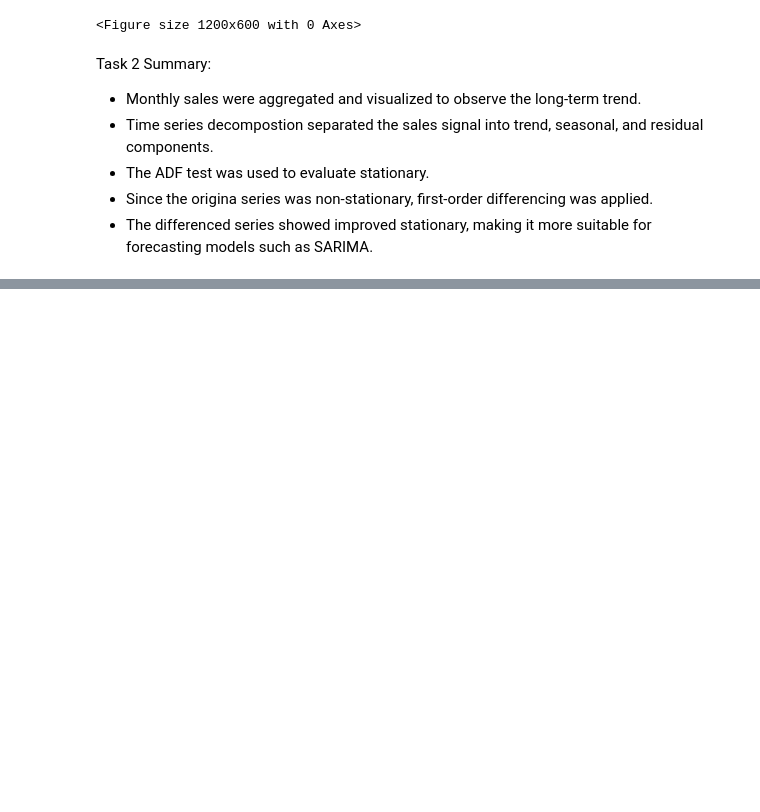
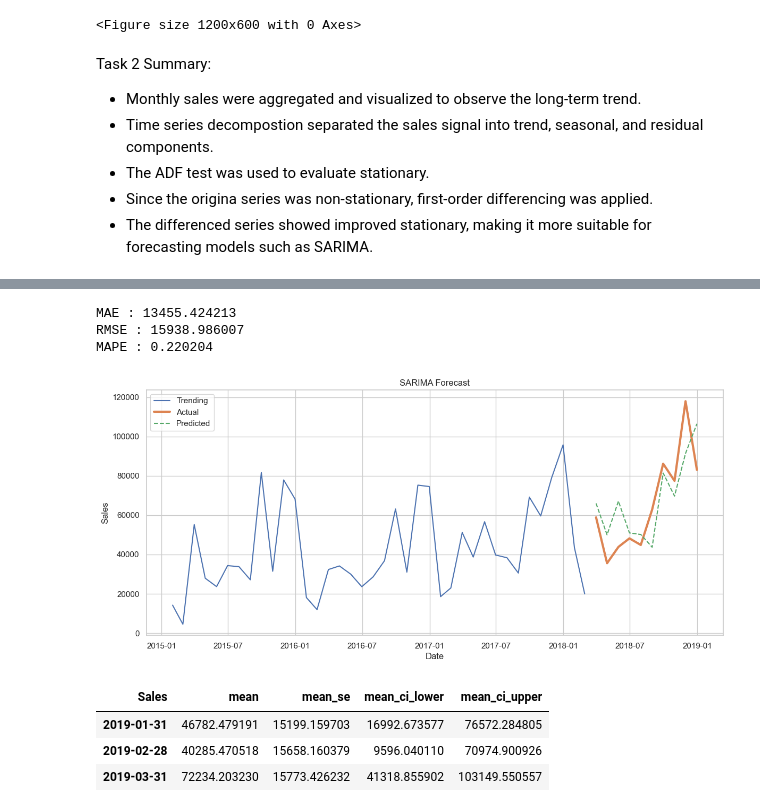
Before and after one commit to Aanya2806/sales-demand-intelligence-system, a Jupyter notebook: analysis.ipynb, the cells around one changed output, grey strips where cells are left out. Saved outputs shown, nothing was run; the diff lists cells and outputs as text; code cells hidden in the pictures; blank space fills up the shorter version.

Commit message:
Task 3A: Implemented SARIMA forecasting

```diff
--- a/analysis.ipynb
+++ b/analysis.ipynb
@@ -554,0 +579,6 @@ Task 2 Summary:
+# %%
+train_size = int(len(sales_series) * 0.80)
+train = sales_series[:train_size]
+test = sales_series[train_size:]
+print("Training Samples :", len(train))
+print("Testing Samples :", len(test))
@@ -554,0 +592,10 @@ Task 2 Summary:
+# %%
+sarima_model = SARIMAX(
+    train,
+    order=(1,1,1),
+    seasonal_order= (1,1,1,12),
+    enforce_stationarity=False,
+    enforce_invertibility=False
+)
+sarima_result = sarima_model.fit()
+print(sarima_result.summary())
@@ -554,0 +620,54 @@ Task 2 Summary:
+# %%
+sarima_predicition = sarima_result.predict(
+    start = test.index[0],
+    end = test.index[-1]
+)
+# %%
+mae = mean_absolute_error(
+    test,
+    sarima_predicition
+)
+rmse = np.sqrt(
+    mean_squared_error(
+        test,
+        sarima_predicition
+    )
+)
+mape = mean_absolute_percentage_error(
+    test,
+    sarima_predicition
+)
+
+print(f"MAE : {mae:2f}")
+print(f"RMSE : {rmse:2f}")
+print(f"MAPE : {mape:4f}")
+# %% [output]
+MAE : 13455.424213
+RMSE : 15938.986007
+MAPE : 0.220204
+# %%
+plt.figure(figsize=(14,6))
+plt.plot(
+    train.index,
+    train,
+    label="Trending"
+)
+plt.plot(
+    test.index,
+    test,
+    label="Actual",
+    linewidth=3
+)
+plt.plot(
+    test.index,
+    sarima_predicition,
+    label="Predicted",
+    linestyle = "--"
+)
+plt.title("SARIMA Forecast")
+plt.xlabel("Date")
+plt.ylabel("Sales")
+plt.legend()
+plt.show()
+# %% [output]
+[figure, added]
@@ -554,0 +683,9 @@ Task 2 Summary:
+# %%
+future_forecast = final_result.get_forecast(steps=3)
+forecast_df = future_forecast.summary_frame()
+forecast_df
+# %% [output]
+| Sales | mean | mean_se | mean_ci_lower | mean_ci_upper |
+| 2019-01-31 | 46782.479191 | 15199.159703 | 16992.673577 | 76572.284805 |
+| 2019-02-28 | 40285.470518 | 15658.160379 | 9596.040110 | 70974.900926 |
+| 2019-03-31 | 72234.203230 | 15773.426232 | 41318.855902 | 103149.550557 |
```
Also changed, not shown: parts of 12 cells of this notebook, 1 other file.
